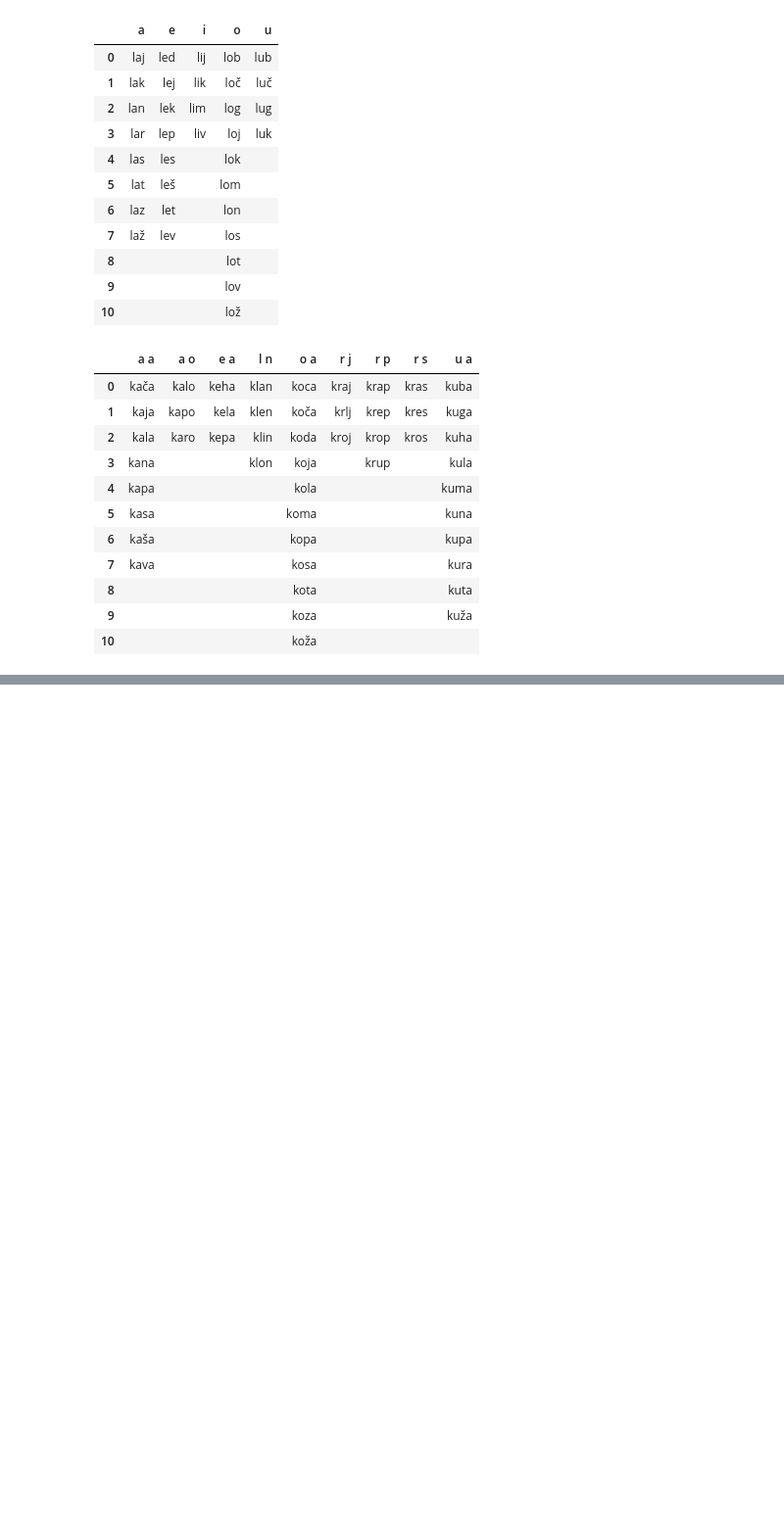
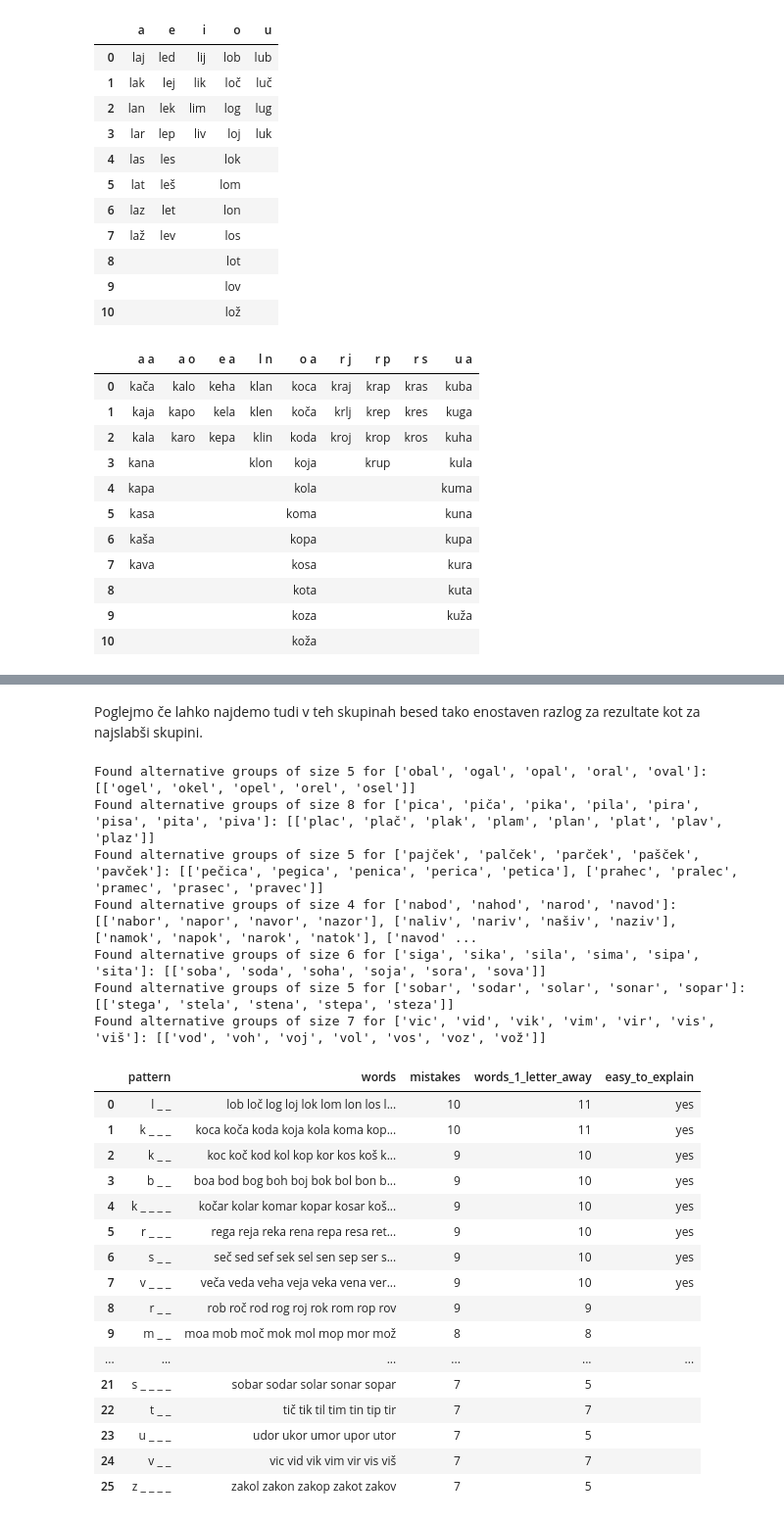
Before and after one commit to Smrt666/Vislice, a Jupyter notebook: vislice.ipynb, the cells around one changed output, grey strips where cells are left out. Shown at 98% size. Cells and saved outputs as stored; diff of their text form; code cells hidden in the pictures; blank space fills up the shorter version.

Commit message:
analysis - bad starts

```diff
--- a/vislice.ipynb
+++ b/vislice.ipynb
@@ -234,0 +240,7 @@ S tako zapisanimi besedami je precej očitno zakaj v tej skupini ne moremo v naj
+# %%
+bad_starts = (
+    strategies_info[strategies_info["worst_case_mistakes"] >= 7]
+    .sort_values("worst_case_mistakes", ascending=False)
+    .reset_index(drop=True)
+)
+bad_starts
@@ -234,0 +265,45 @@ S tako zapisanimi besedami je precej očitno zakaj v tej skupini ne moremo v naj
+# %% [markdown]
+Poglejmo če lahko najdemo tudi v teh skupinah besed tako enostaven razlog za rezultate kot za najslabši skupini.
+# %%
+df = pd.DataFrame(
+    [
+        {
+            "pattern": pattern,
+            "words": " ".join(analysis.largest_1_letter_away_group(strategies[pattern.replace(" ", "")]["words"])),
+        }
+        for pattern in bad_starts["pattern"]
+    ]
+)
+df.insert(2, "mistakes", bad_starts["worst_case_mistakes"])
+df.insert(3, "words_1_letter_away", df["words"].apply(lambda words: words.count(" ") + 1))
+df.insert(
+    4,
+    "easy_to_explain",
+    (df["words_1_letter_away"] - df["mistakes"]).apply(lambda x: "yes" if x == 1 else "even worse" if x > 1 else ""),
+)
+df
+# %% [output]
+Found alternative groups of size 5 for ['obal', 'ogal', 'opal', 'oral', 'oval']: [['ogel', 'okel', 'opel', 'orel', 'osel']]
+Found alternative groups of size 8 for ['pica', 'piča', 'pika', 'pila', 'pira', 'pisa', 'pita', 'piva']: [['plac', 'plač', 'plak', 'plam', 'plan', 'plat', 'plav', 'plaz']]
+Found alternative groups of size 5 for ['pajček', 'palček', 'parček', 'pašček', 'pavček']: [['pečica', 'pegica', 'penica', 'perica', 'petica'], ['prahec', 'pralec', 'pramec', 'prasec', 'pravec']]
+Found alternative groups of size 4 for ['nabod', 'nahod', 'narod', 'navod']: [['nabor', 'napor', 'navor', 'nazor'], ['naliv', 'nariv', 'našiv', 'naziv'], ['namok', 'napok', 'narok', 'natok'], ['navod' ...
+Found alternative groups of size 6 for ['siga', 'sika', 'sila', 'sima', 'sipa', 'sita']: [['soba', 'soda', 'soha', 'soja', 'sora', 'sova']]
+Found alternative groups of size 5 for ['sobar', 'sodar', 'solar', 'sonar', 'sopar']: [['stega', 'stela', 'stena', 'stepa', 'steza']]
+Found alternative groups of size 7 for ['vic', 'vid', 'vik', 'vim', 'vir', 'vis', 'viš']: [['vod', 'voh', 'voj', 'vol', 'vos', 'voz', 'vož']]
+|  | pattern | words | mistakes | words_1_letter_away | easy_to_explain |
+| 0 | l _ _ | lob loč log loj lok lom lon los l... | 10 | 11 | yes |
+| 1 | k _ _ _ | koca koča koda koja kola koma kop... | 10 | 11 | yes |
+| 2 | k _ _ | koc koč kod kol kop kor kos koš k... | 9 | 10 | yes |
+| 3 | b _ _ | boa bod bog boh boj bok bol bon b... | 9 | 10 | yes |
+| 4 | k _ _ _ _ | kočar kolar komar kopar kosar koš... | 9 | 10 | yes |
+| 5 | r _ _ _ | rega reja reka rena repa resa ret... | 9 | 10 | yes |
+| 6 | s _ _ | seč sed sef sek sel sen sep ser s... | 9 | 10 | yes |
+| 7 | v _ _ _ | veča veda veha veja veka vena ver... | 9 | 10 | yes |
+| 8 | r _ _ | rob roč rod rog roj rok rom rop rov | 9 | 9 |  |
+| 9 | m _ _ | moa mob moč mok mol mop mor mož | 8 | 8 |  |
+| ... | ... | ... | ... | ... | ... |
+| 21 | s _ _ _ _ | sobar sodar solar sonar sopar | 7 | 5 |  |
+| 22 | t _ _ | tič tik til tim tin tip tir | 7 | 7 |  |
+| 23 | u _ _ _ | udor ukor umor upor utor | 7 | 5 |  |
+| 24 | v _ _ | vic vid vik vim vir vis viš | 7 | 7 |  |
+| 25 | z _ _ _ _ | zakol zakon zakop zakot zakov | 7 | 5 |  |
```
Also changed, not shown: parts of 4 cells of this notebook, 1 other file.
